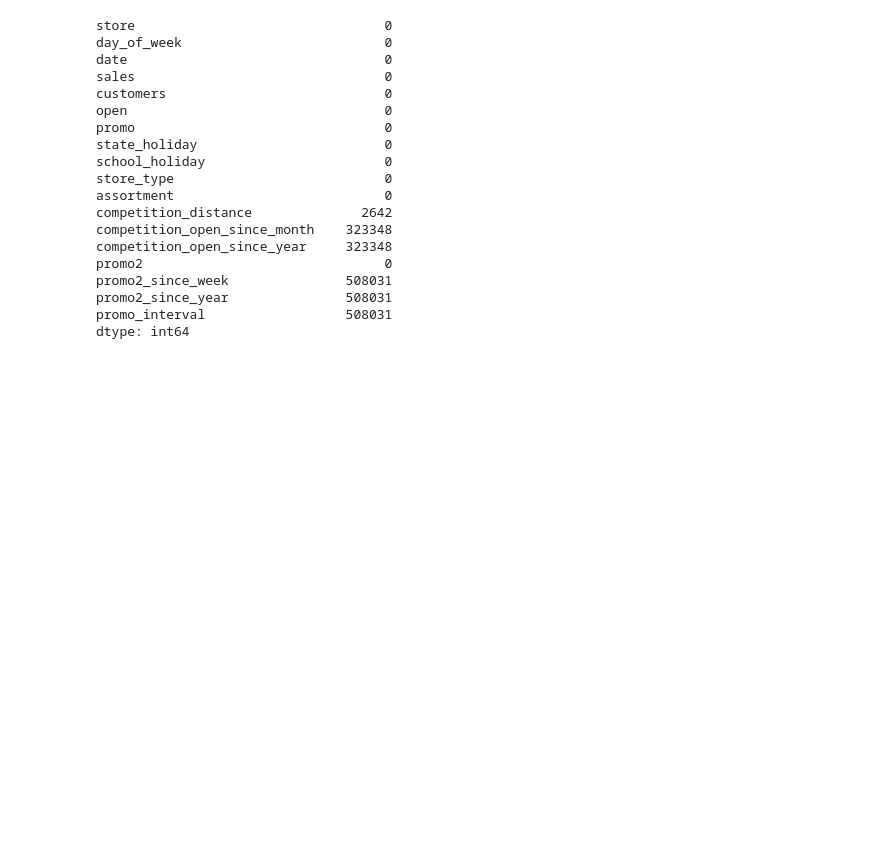
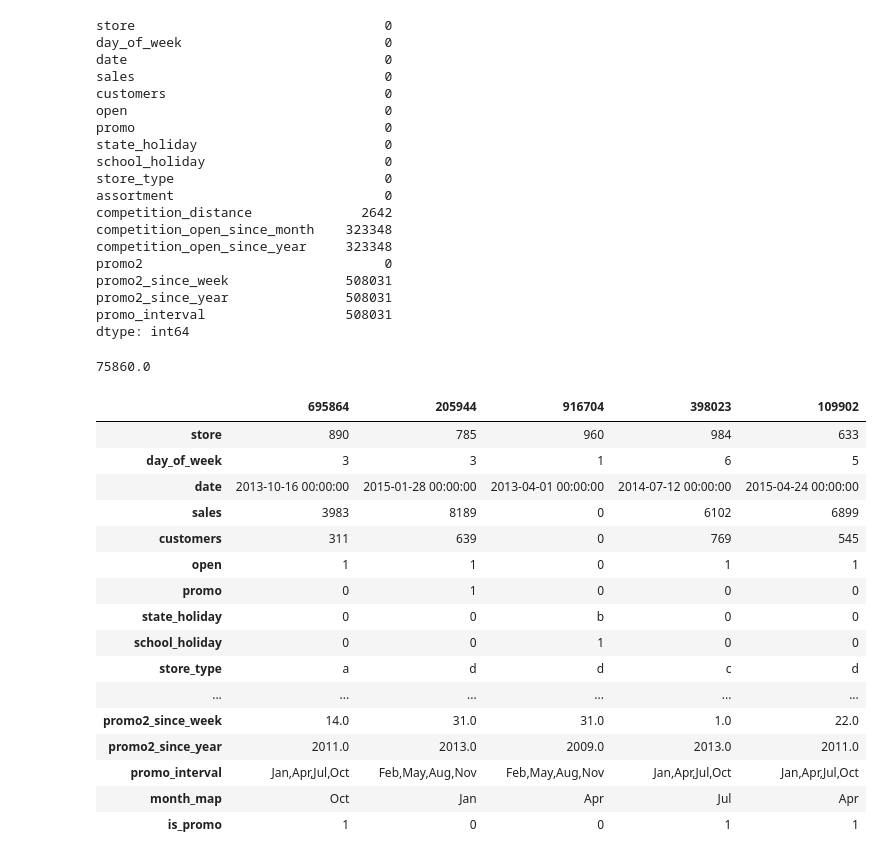
Before and after one commit to FernandoAndrada/DS_em_producao, a Jupyter notebook: DS_producao.ipynb, the cells around one changed output. Saved outputs shown, nothing was run; the diff lists cells and outputs as text; code cells hidden in the pictures; blank space fills up the shorter version.

```diff
--- a/DS_producao.ipynb
+++ b/DS_producao.ipynb
@@ -109,14 +142,14 @@ import inflection
 # %% [markdown]
 ### Loading data
 # %%
-df_sales_raw = pd.read_csv( 'F:Repos_DS\\DS_em_Producao\\train.csv', low_memory=False)
+df_sales_raw = pd.read_csv( 'F:\\Repos_DS\\DS_em_Producao\\train.csv', low_memory=False)
 df_sales_raw.head(2)
 # %% [output]
 |  | Store | DayOfWeek | Date | Sales | Customers | Open | Promo | StateHoliday | SchoolHoliday |
 | 0 | 1 | 5 | 2015-07-31 | 5263 | 555 | 1 | 1 | 0 | 1 |
 | 1 | 2 | 5 | 2015-07-31 | 6064 | 625 | 1 | 1 | 0 | 1 |
 # %%
-df_store_raw = pd.read_csv( 'F:Repos_DS\\DS_em_Producao\\store.csv', low_memory=False)
+df_store_raw = pd.read_csv( 'F:\Repos_DS\DS_em_Producao\\store.csv', low_memory=False)
 df_store_raw.head(2)
 # %% [output]
 |  | Store | StoreType | Assortment | CompetitionDistance | CompetitionOpenSinceMonth | CompetitionOpenSinceYear | ... |
@@ -251,3 +301,59 @@ promo2_since_week               508031
 promo2_since_year               508031
 promo_interval                  508031
 dtype: int64
+# %%
+df1['competition_distance'].max()
+# %% [output]
+75860.0
+# %%
+### Fillout NA
+
+# competition_distance
+df1['competition_distance'] = df1['competition_distance'].apply( lambda x: 200000.0 if math.isnan(x) else x)
+
+#competition_open_since_month
+
+df1['competition_open_since_month'] = df1.apply(lambda x: x['date'].month if math.isnan( x['competition_open_since_month']) else x['competition_open_since_month'], axis = 1)
+
+
+#competition_open_since_year
+df1['competition_open_since_year'] = df1.apply(lambda x: x['date'].year if math.isnan( x['competition_open_since_year']) else x['competition_open_since_year'], axis = 1)
+
+#promo2_since_week
+
+df1['promo2_since_week'] = df1.apply(lambda x: x['date'].week if math.isnan( x['promo2_since_week']) else x['promo2_since_week'], axis = 1)
+
+
+#promo2_since_year
+df1['promo2_since_year'] = df1.apply(lambda x: x['date'].year if math.isnan( x['promo2_since_year']) else x['promo2_since_year'], axis = 1)
+
+
+#promo_interval
+
+month_map = { 1:'Jan', 2:'Feb', 3:'Mar', 4:'Apr', 5:'May', 6:'Jun', 7:'Jul', 8:'Aug', 9:'Sept', 10:'Oct', 11:'Nov', 12:'Dec'}
+
+df1['promo_interval'].fillna(0, inplace= True)
+
+df1['month_map'] = df1['date'].dt.month.map( month_map)
+
+df1['is_promo'] = df1[['promo_interval','month_map']].apply(lambda x: 0 if x['promo_interval'] == 0 else 1 if x['month_map'] in x['promo_interval'].split(',') else 0, axis = 1)
+# %%
+df1.sample(5).T
+# %% [output]
+|  | 695864 | 205944 | 916704 | 398023 | 109902 |
+| store | 890 | 785 | 960 | 984 | 633 |
+| day_of_week | 3 | 3 | 1 | 6 | 5 |
+| date | 2013-10-16 00:00:00 | 2015-01-28 00:00:00 | 2013-04-01 00:00:00 | 2014-07-12 00:00:00 | 2015-04-24 00:00:00 |
+| sales | 3983 | 8189 | 0 | 6102 | 6899 |
+| customers | 311 | 639 | 0 | 769 | 545 |
+| open | 1 | 1 | 0 | 1 | 1 |
+| promo | 0 | 1 | 0 | 0 | 0 |
+| state_holiday | 0 | 0 | b | 0 | 0 |
+| school_holiday | 0 | 0 | 1 | 0 | 0 |
+| store_type | a | d | d | c | d |
+| ... | ... | ... | ... | ... | ... |
+| promo2_since_week | 14.0 | 31.0 | 31.0 | 1.0 | 22.0 |
+| promo2_since_year | 2011.0 | 2013.0 | 2009.0 | 2013.0 | 2011.0 |
+| promo_interval | Jan,Apr,Jul,Oct | Feb,May,Aug,Nov | Feb,May,Aug,Nov | Jan,Apr,Jul,Oct | Jan,Apr,Jul,Oct |
+| month_map | Oct | Jan | Apr | Jul | Apr |
+| is_promo | 1 | 0 | 0 | 1 | 1 |
```
Also changed, not shown: parts of 85 cells of this notebook.
